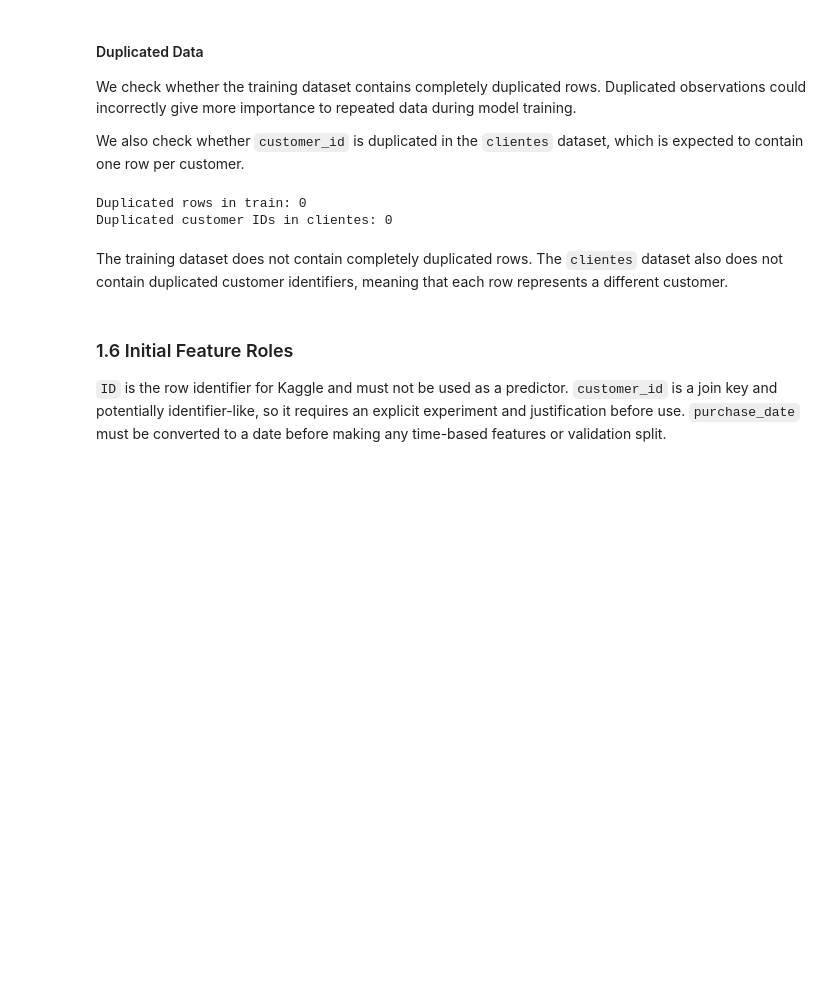
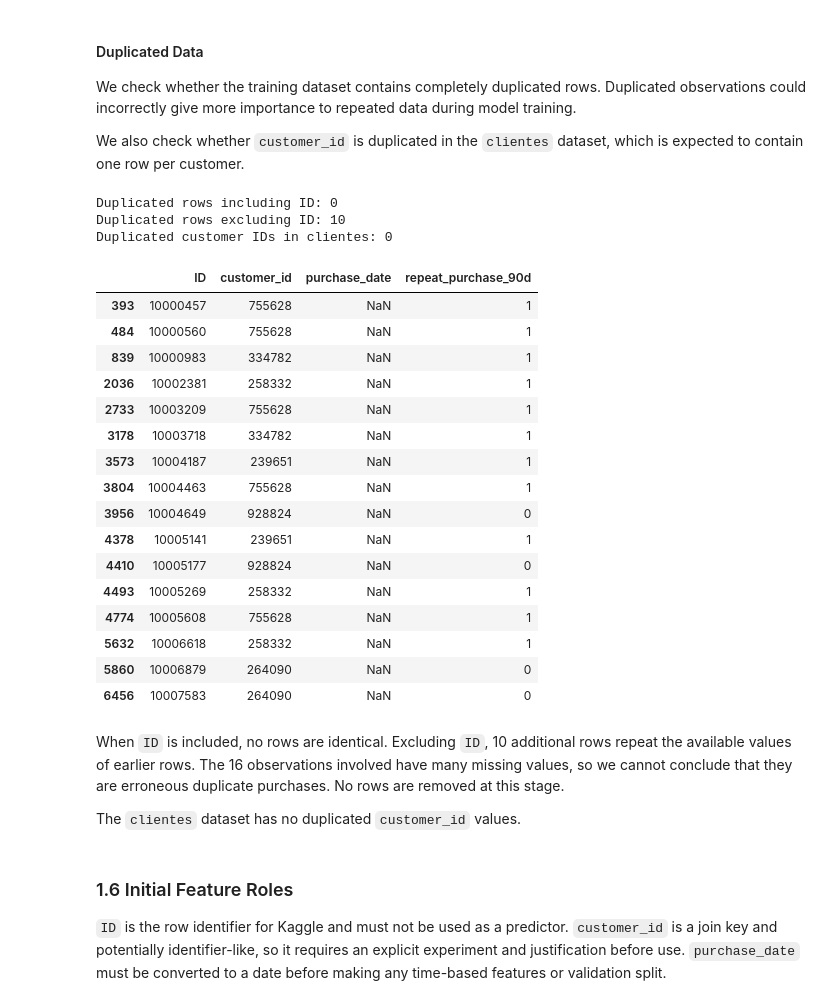
Before and after one commit to alfredosoudo21/ML_Group_04, a Jupyter notebook: notebooks/01_data_exploration.ipynb, the cells around one changed output. Saved outputs shown, nothing was run; the diff lists cells and outputs as text; code cells hidden in the pictures; blank space fills up the shorter version.

```diff
--- a/notebooks/01_data_exploration.ipynb
+++ b/notebooks/01_data_exploration.ipynb
@@ -275,16 +317,45 @@ We check whether the training dataset contains completely duplicated rows. Dupli
 
 We also check whether `customer_id` is duplicated in the `clientes` dataset, which is expected to contain one row per customer.
 # %%
-duplicated_rows = train.duplicated().sum()
+duplicated_with_id = train.duplicated().sum()
+
+train_without_id = train.drop(columns=['ID'])
+duplicated_without_id = train_without_id.duplicated().sum()
+
 duplicated_customers = clientes['customer_id'].duplicated().sum()
 
-print("Duplicated rows in train:", duplicated_rows)
+print("Duplicated rows including ID:", duplicated_with_id)
+print("Duplicated rows excluding ID:", duplicated_without_id)
 print("Duplicated customer IDs in clientes:", duplicated_customers)
 # %% [output]
-Duplicated rows in train: 0
+Duplicated rows including ID: 0
+Duplicated rows excluding ID: 10
 Duplicated customer IDs in clientes: 0
+# %%
+repeated_rows = train_without_id.duplicated(keep=False)
+train[repeated_rows][['ID', 'customer_id', 'purchase_date', TARGET]]
+# %% [output]
+|  | ID | customer_id | purchase_date | repeat_purchase_90d |
+| 393 | 10000457 | 755628 | NaN | 1 |
+| 484 | 10000560 | 755628 | NaN | 1 |
+| 839 | 10000983 | 334782 | NaN | 1 |
+| 2036 | 10002381 | 258332 | NaN | 1 |
+| 2733 | 10003209 | 755628 | NaN | 1 |
+| 3178 | 10003718 | 334782 | NaN | 1 |
+| 3573 | 10004187 | 239651 | NaN | 1 |
+| 3804 | 10004463 | 755628 | NaN | 1 |
+| 3956 | 10004649 | 928824 | NaN | 0 |
+| 4378 | 10005141 | 239651 | NaN | 1 |
+| 4410 | 10005177 | 928824 | NaN | 0 |
+| 4493 | 10005269 | 258332 | NaN | 1 |
+| 4774 | 10005608 | 755628 | NaN | 1 |
+| 5632 | 10006618 | 258332 | NaN | 1 |
+| 5860 | 10006879 | 264090 | NaN | 0 |
+| 6456 | 10007583 | 264090 | NaN | 0 |
 # %% [markdown]
-The training dataset does not contain completely duplicated rows. The `clientes` dataset also does not contain duplicated customer identifiers, meaning that each row represents a different customer.
+When `ID` is included, no rows are identical. Excluding `ID`, 10 additional rows repeat the available values of earlier rows. The 16 observations involved have many missing values, so we cannot conclude that they are erroneous duplicate purchases. No rows are removed at this stage.
+
+The `clientes` dataset has no duplicated `customer_id` values.
 # %% [markdown]
 ### 1.6 Initial Feature Roles
 
```
Also changed, not shown: parts of 23 cells of this notebook, 1 other file.
